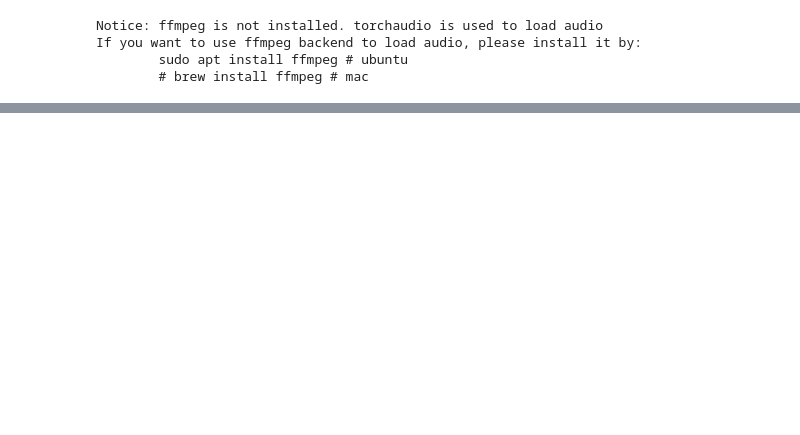
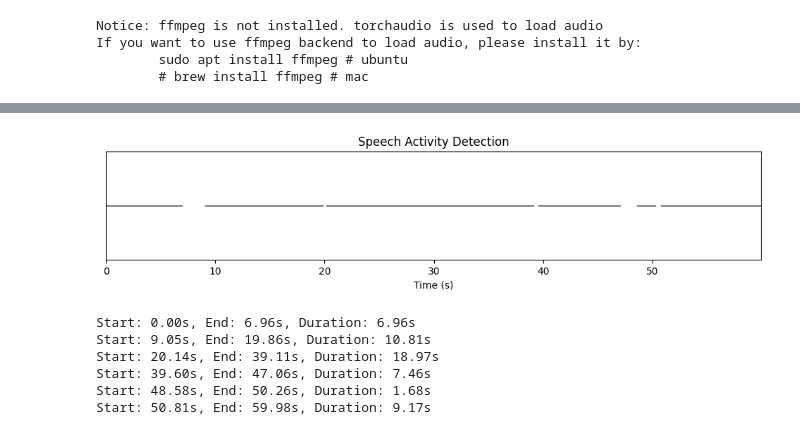
Before and after one commit to sOR-o/Voice-Activity-Detection, a Jupyter notebook: models/funasr-vad-evaluation.ipynb, the cells around one changed output, grey strips where cells are left out. Saved outputs shown, nothing was run; the diff lists cells and outputs as text; code cells hidden in the pictures; blank space fills up the shorter version.

```diff
--- a/models/funasr-vad-evaluation.ipynb
+++ b/models/funasr-vad-evaluation.ipynb
@@ -19,5 +19,5 @@ If you want to use ffmpeg backend to load audio, please install it by:
 # Set the cache directory
 torch.hub.set_dir('.cache')
 # %%
-model = AutoModel(model="fsmn-vad", model_revision="v2.0.4", device="cuda")
+model = AutoModel(model="fsmn-vad", model_revision="v2.0.4")
 # %% [output]
@@ -322,3 +322,22 @@ def visualize_metrics_vs_SNR(low, high):
 
     plt.tight_layout()
     plt.show()
+# %%
+audio_path = '../audio-wav/english-01.wav'
+noise_path = '../audio-wav/rain-noise.wav'
+label_path = '../audio-label/english-01.txt'
+# %%
+timestamps = vad_inference(audio_path)
+output_segments = convert_to_timestamps(timestamps)
+input_visualize = input_type_for_visualize_timestamps(timestamps)
+visualize_timestamps(input_visualize)
+print_timestamps(input_visualize)
+annotated_segments = parse_annotations_file(label_path) # Formate the label properly
+# %% [output]
+[figure, added]
+Start: 0.00s, End: 6.96s, Duration: 6.96s
+Start: 9.05s, End: 19.86s, Duration: 10.81s
+Start: 20.14s, End: 39.11s, Duration: 18.97s
+Start: 39.60s, End: 47.06s, Duration: 7.46s
+Start: 48.58s, End: 50.26s, Duration: 1.68s
+Start: 50.81s, End: 59.98s, Duration: 9.17s
```
Also changed, not shown: parts of 4 cells of this notebook, 7 other files.
